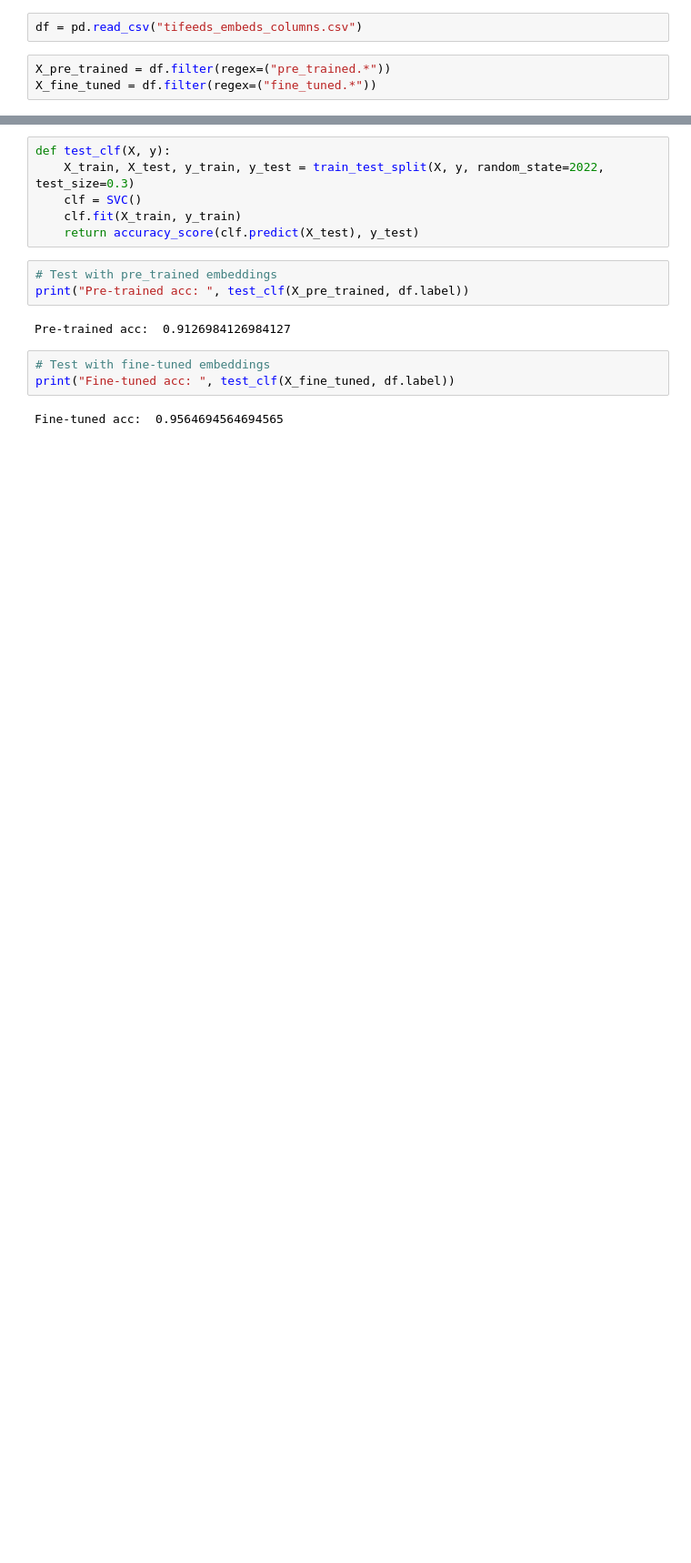
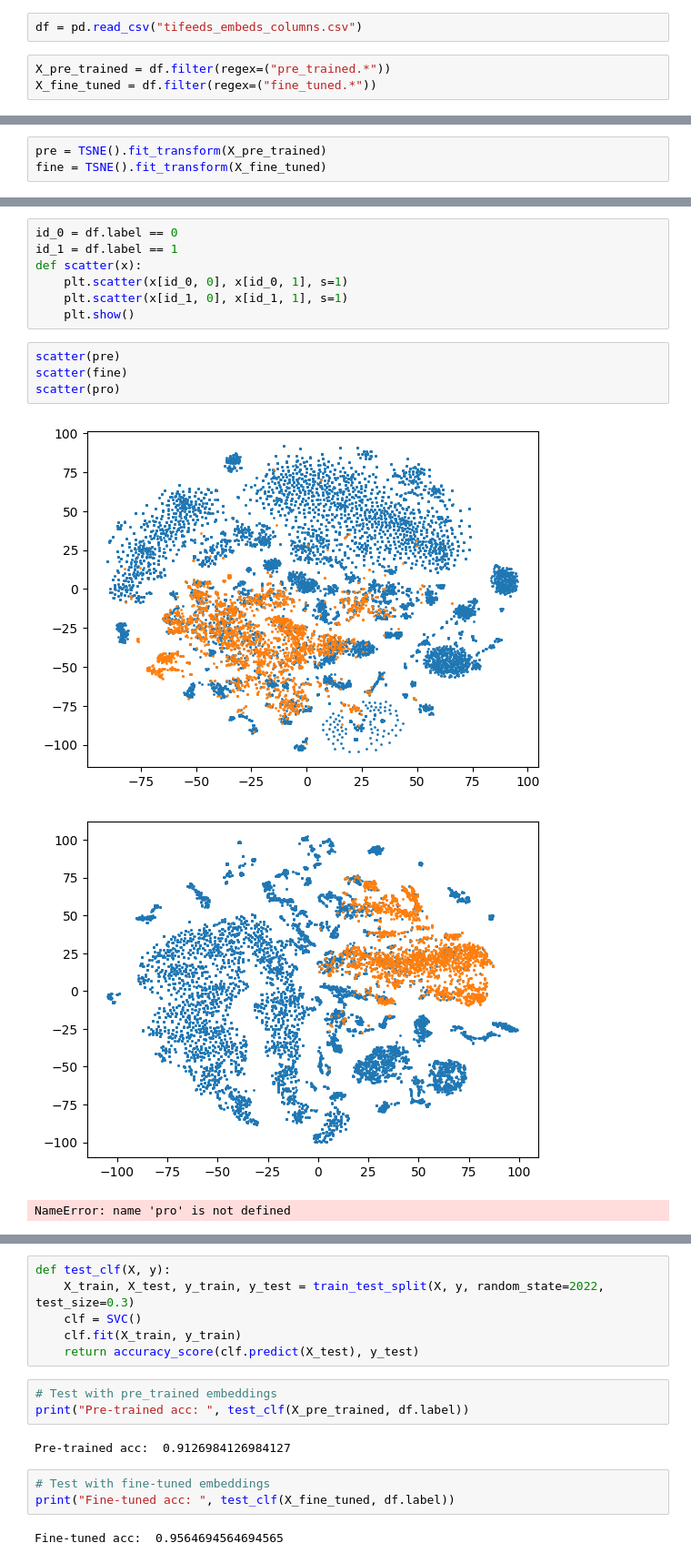
Before and after one commit to AlexSantoss/Translation-And-GSVD, a Jupyter notebook: using_embeddings.ipynb, the cells around one changed output, grey strips where cells are left out. Shown: that part at 91% size. Drawn from its saved outputs; the diff is of its cells as text; blank space fills up the shorter version.

```diff
--- a/using_embeddings.ipynb
+++ b/using_embeddings.ipynb
@@ -11,0 +49,3 @@ X_fine_tuned = df.filter(regex=("fine_tuned.*"))
+# %%
+pre = TSNE().fit_transform(X_pre_trained)
+fine = TSNE().fit_transform(X_fine_tuned)
@@ -11,0 +66,15 @@ X_fine_tuned = df.filter(regex=("fine_tuned.*"))
+# %%
+id_0 = df.label == 0
+id_1 = df.label == 1
+def scatter(x):
+    plt.scatter(x[id_0, 0], x[id_0, 1], s=1)
+    plt.scatter(x[id_1, 0], x[id_1, 1], s=1)
+    plt.show()
+# %%
+scatter(pre)
+scatter(fine)
+scatter(pro)
+# %% [output]
+[figure, added]
+[figure, added]
+NameError: name 'pro' is not defined
```
Also changed, not shown: parts of 9 cells of this notebook, 3 other files.
